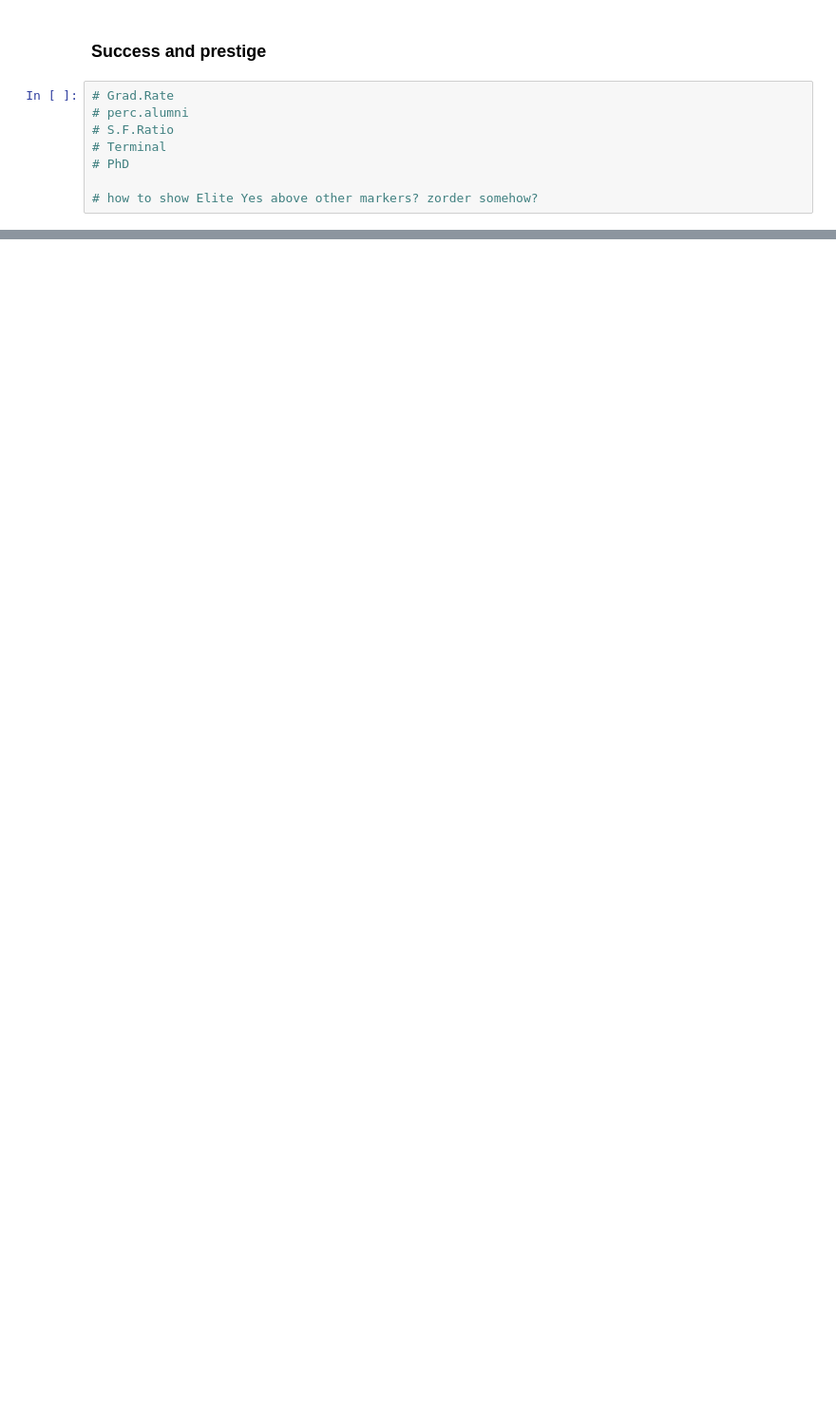
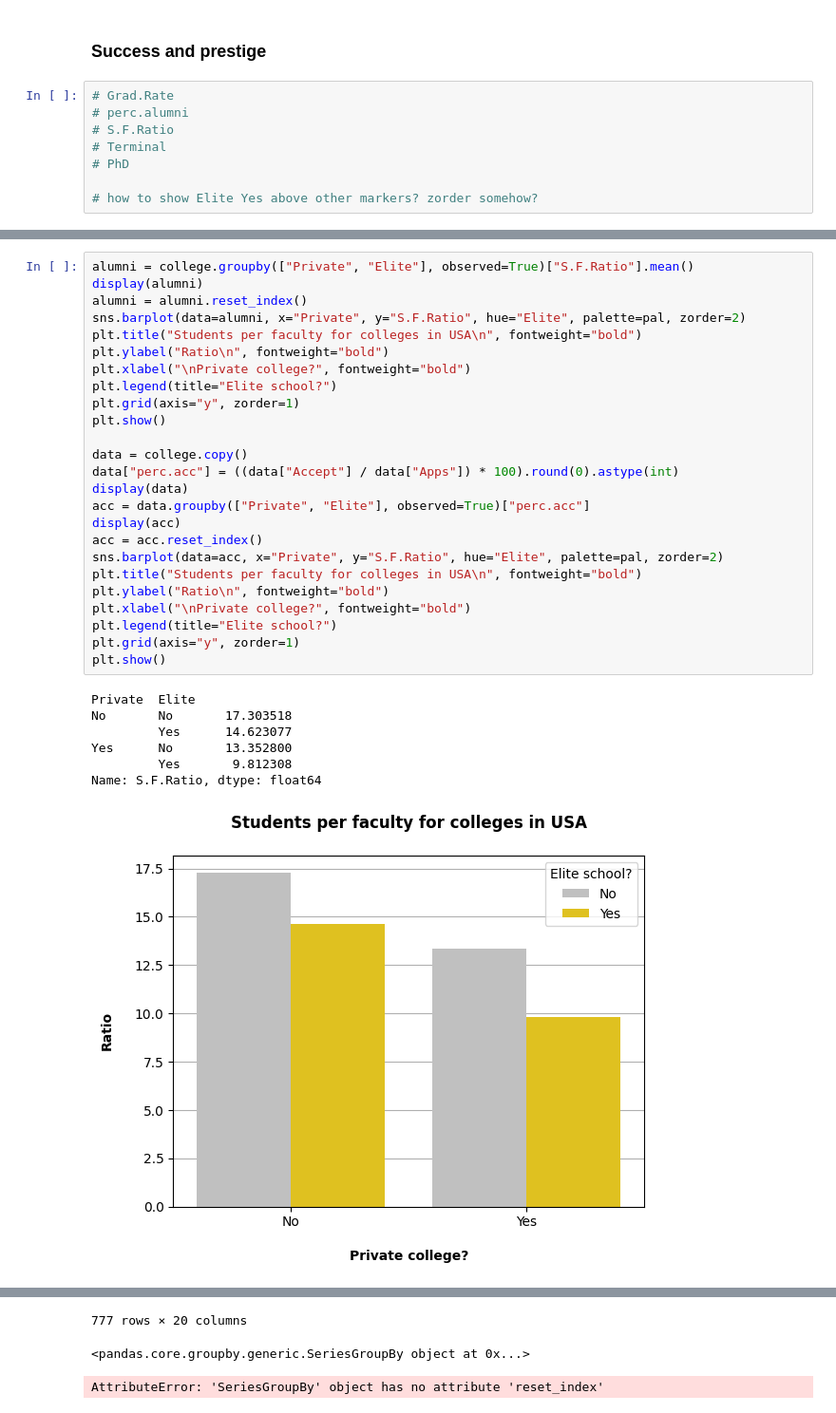
Before and after one commit to AlbotGoodman/databehandling-albot, a Jupyter notebook: Labs/lab.ipynb, the cells around one changed output, grey strips where cells are left out. Shown at 95% size. Cells and saved outputs as stored; diff of their text form; blank space fills up the shorter version.

```diff
--- a/Labs/lab.ipynb
+++ b/Labs/lab.ipynb
@@ -199,0 +226,33 @@ It's important to note here that each marker in the scatter plot indicates an av
+# %%
+alumni = college.groupby(["Private", "Elite"], observed=True)["S.F.Ratio"].mean()
+display(alumni)
+alumni = alumni.reset_index()
+sns.barplot(data=alumni, x="Private", y="S.F.Ratio", hue="Elite", palette=pal, zorder=2)
+plt.title("Students per faculty for colleges in USA\n", fontweight="bold")
+plt.ylabel("Ratio\n", fontweight="bold")
+plt.xlabel("\nPrivate college?", fontweight="bold")
+plt.legend(title="Elite school?")
+plt.grid(axis="y", zorder=1)
+plt.show()
+
+data = college.copy()
+data["perc.acc"] = ((data["Accept"] / data["Apps"]) * 100).round(0).astype(int)
+display(data)
+acc = data.groupby(["Private", "Elite"], observed=True)["perc.acc"]
+display(acc)
+acc = acc.reset_index()
+sns.barplot(data=acc, x="Private", y="S.F.Ratio", hue="Elite", palette=pal, zorder=2)
+plt.title("Students per faculty for colleges in USA\n", fontweight="bold")
+plt.ylabel("Ratio\n", fontweight="bold")
+plt.xlabel("\nPrivate college?", fontweight="bold")
+plt.legend(title="Elite school?")
+plt.grid(axis="y", zorder=1)
+plt.show()
+# %% [output]
+Private  Elite
+No       No       17.303518
+         Yes      14.623077
+Yes      No       13.352800
+         Yes       9.812308
+Name: S.F.Ratio, dtype: float64
+[figure, added]
@@ -199,0 +272,3 @@ It's important to note here that each marker in the scatter plot indicates an av
+777 rows × 20 columns
+<pandas.core.groupby.generic.SeriesGroupBy object at 0x...>
+AttributeError: 'SeriesGroupBy' object has no attribute 'reset_index'
```
Also changed, not shown: parts of 14 cells of this notebook.
